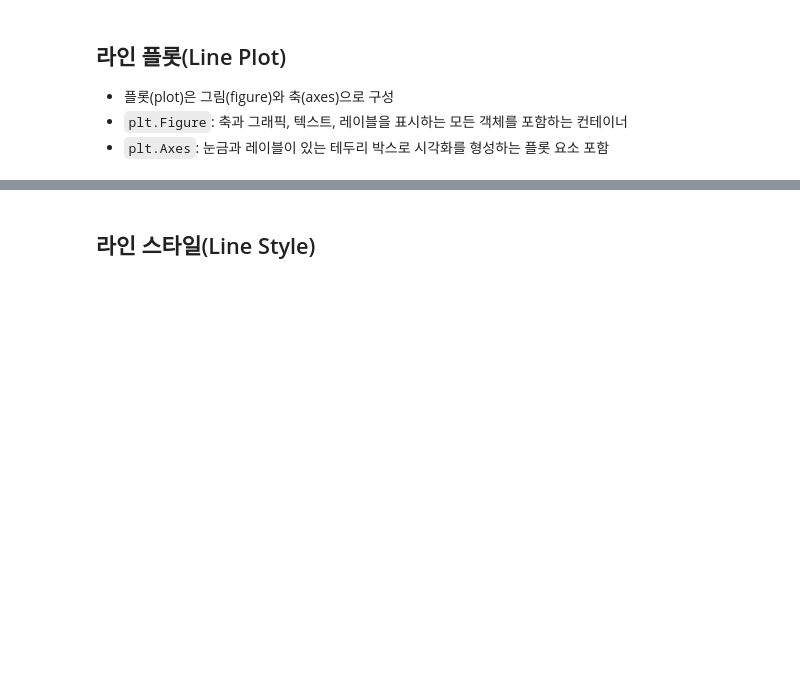
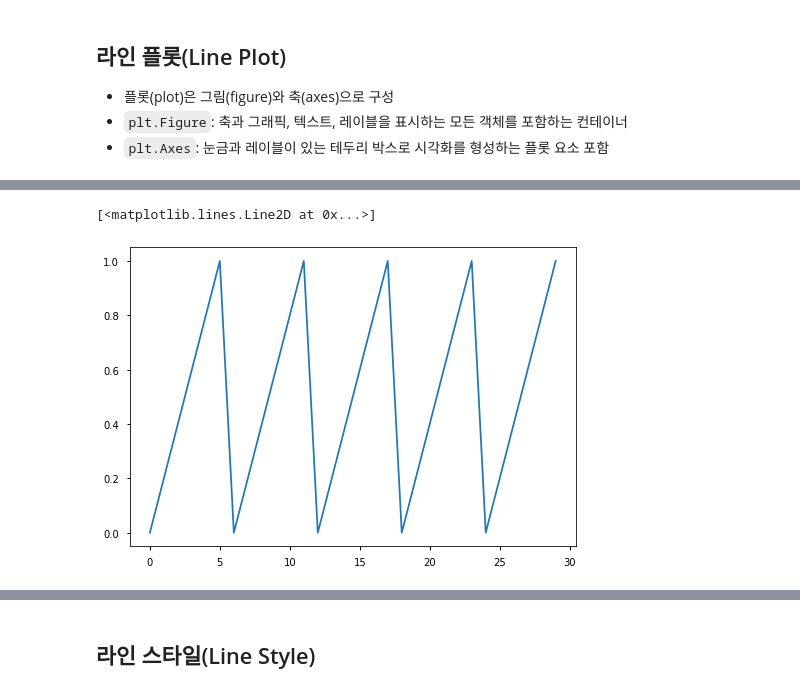
Before and after one commit to Juyoung4/StudyDeepLearning, a Jupyter notebook: Tools/Visualization/_Matplotlib_한번에_제대로_배우기.ipynb, the cells around one changed output, grey strips where cells are left out. Drawn from its saved outputs; the diff is of its cells as text; code cells hidden in the pictures; blank space fills up the shorter version.

```diff
--- a/Tools/Visualization/_Matplotlib_한번에_제대로_배우기.ipynb
+++ b/Tools/Visualization/_Matplotlib_한번에_제대로_배우기.ipynb
@@ -17,0 +36,6 @@
+# %%
+fig = plt.figure() # 객체 받기
+plt.plot([0, 0.2, 0.4, 0.6 ,0.8, 1] * 5)
+# %% [output]
+[<matplotlib.lines.Line2D at 0x...>]
+[figure, added]
```
Also changed, not shown: parts of 88 cells of this notebook.
